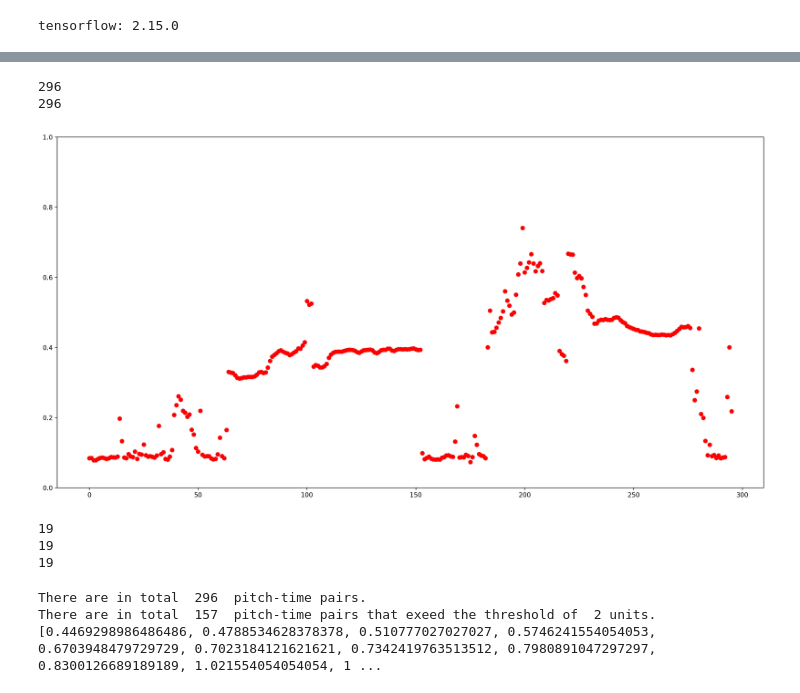
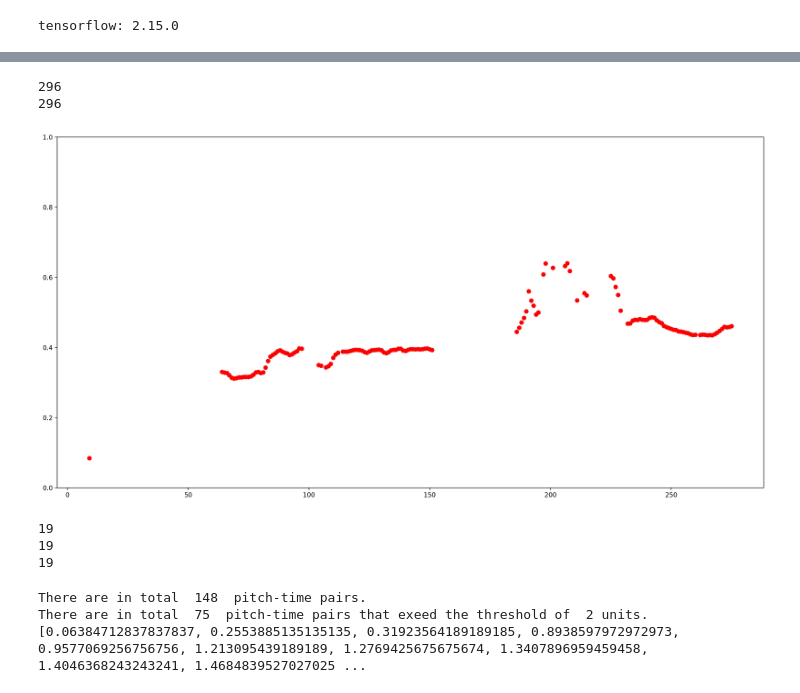
Before and after one commit to hannahshader/MLFeatures, a Jupyter notebook: src/pitch/poc.ipynb, the cells around one changed output, grey strips where cells are left out. Cells and saved outputs as stored; diff of their text form; code cells hidden in the pictures.

```diff
--- a/src/pitch/poc.ipynb
+++ b/src/pitch/poc.ipynb
@@ -62,48 +62,40 @@ MAX_ABS_INT16 = 32768.0
 audio_samples = audio_samples / float(MAX_ABS_INT16)
 
 # Loading the SPICE model is easy:
-#model = hub.load("https://tfhub.dev/google/spice/2")
-model = hub.load("https://www.kaggle.com/models/google/spice/frameworks/TensorFlow1/variations/spice/versions/2")
+model = hub.load("https://www.kaggle.com/models/google/spice/frameworks/tensorFlow1/variations/spice/versions/2?tfhub-redirect=true")
 # %%
 # We now feed the audio to the SPICE tf.hub model to obtain pitch and uncertainty outputs as tensors.
 model_output = model.signatures["serving_default"](tf.constant(audio_samples, tf.float32))
 
 
 pitch_outputs = model_output["pitch"]
 uncertainty_outputs = model_output["uncertainty"]
 
 # 'Uncertainty' basically means the inverse of confidence.
 confidence_outputs = 1.0 - uncertainty_outputs
 
 confidence_outputs = list(confidence_outputs)
 pitch_outputs = [ float(x) for x in pitch_outputs]
 
 print(len(confidence_outputs))
 print(len(pitch_outputs))
 
 indices = range(len (pitch_outputs))
-# No longer thresholding un-confident pitches out
 confident_pitch_outputs = [ (i,p)
-  for i, p, c in zip(indices, pitch_outputs, confidence_outputs)]
+  for i, p, c in zip(indices, pitch_outputs, confidence_outputs) if  c >= 0.9  ]
 confident_pitch_outputs_x, confident_pitch_outputs_y = zip(*confident_pitch_outputs)
-
-
-# indices = range(len (pitch_outputs))
-# confident_pitch_outputs = [ (i,p)
-#   for i, p, c in zip(indices, pitch_outputs, confidence_outputs) if  c >= 0.9  ]
-# confident_pitch_outputs_x, confident_pitch_outputs_y = zip(*confident_pitch_outputs)
 
 fig, ax = plt.subplots()
 fig.set_size_inches(20, 10)
 ax.set_ylim([0, 1])
 plt.scatter(confident_pitch_outputs_x, confident_pitch_outputs_y, )
 plt.scatter(confident_pitch_outputs_x, confident_pitch_outputs_y, c="r")
 
 plt.show()
 # %% [output]
 296
 296
-[figure, old version]
+[figure, new version]
 # %%
 def output2hz(pitch_output):
   # Constants taken from https://tfhub.dev/google/spice/2
@@ -209,6 +201,6 @@ print("There are in total ", len(pitch_time_pairs), " pitch-time pairs.")
 print("There are in total ", len(timestamps_exceeding_threshold), " pitch-time pairs that exeed the threshold of ", threshold_for_marker, "units.")
 print(timestamps_exceeding_threshold)
 # %% [output]
-There are in total  296  pitch-time pairs.
-There are in total  157  pitch-time pairs that exeed the threshold of  2 units.
-[0.4469298986486486, 0.4788534628378378, 0.510777027027027, 0.5746241554054053, 0.6703948479729729, 0.7023184121621621, 0.7342419763513512, 0.7980891047297297, 0.8300126689189189, 1.021554054054054, 1 ...
+There are in total  148  pitch-time pairs.
+There are in total  75  pitch-time pairs that exeed the threshold of  2 units.
+[0.06384712837837837, 0.2553885135135135, 0.31923564189189185, 0.8938597972972973, 0.9577069256756756, 1.213095439189189, 1.2769425675675674, 1.3407896959459458, 1.4046368243243241, 1.4684839527027025 ...
```
Also changed, not shown: 6 other files.
